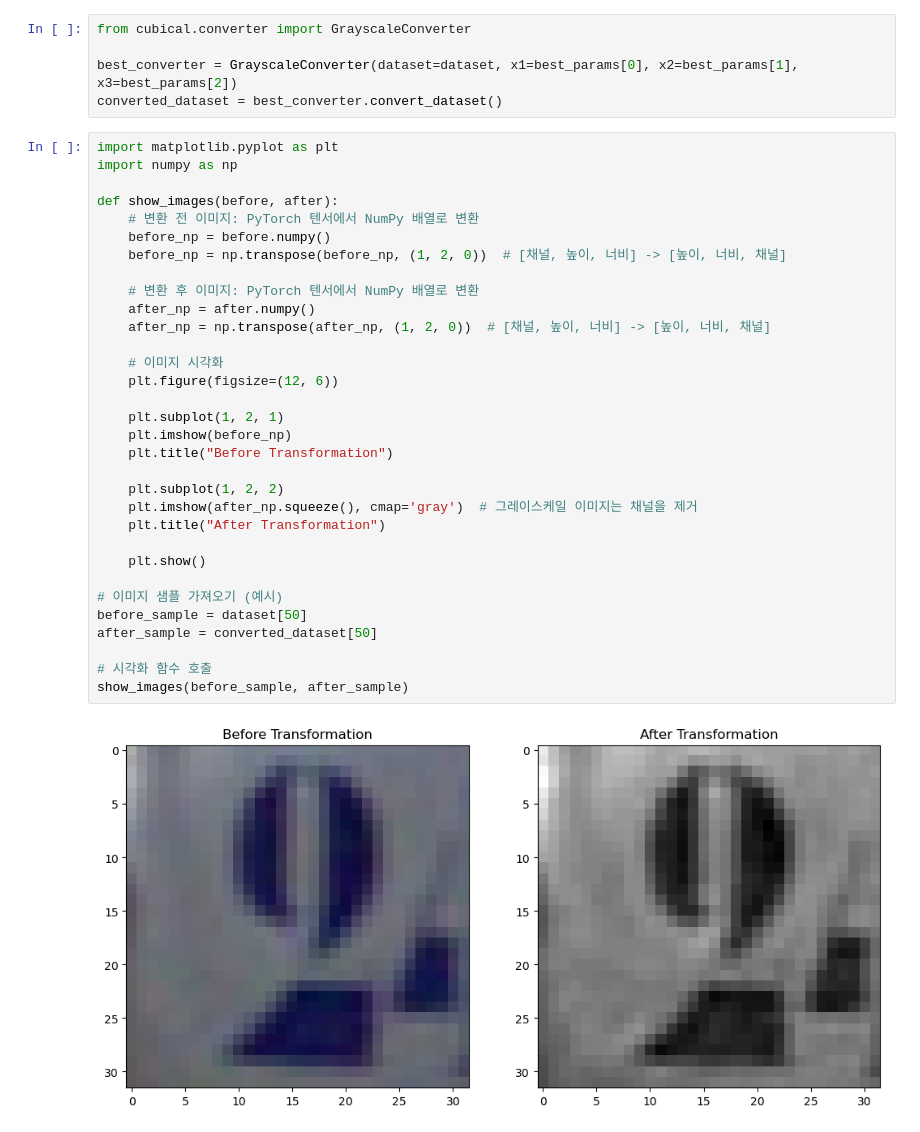
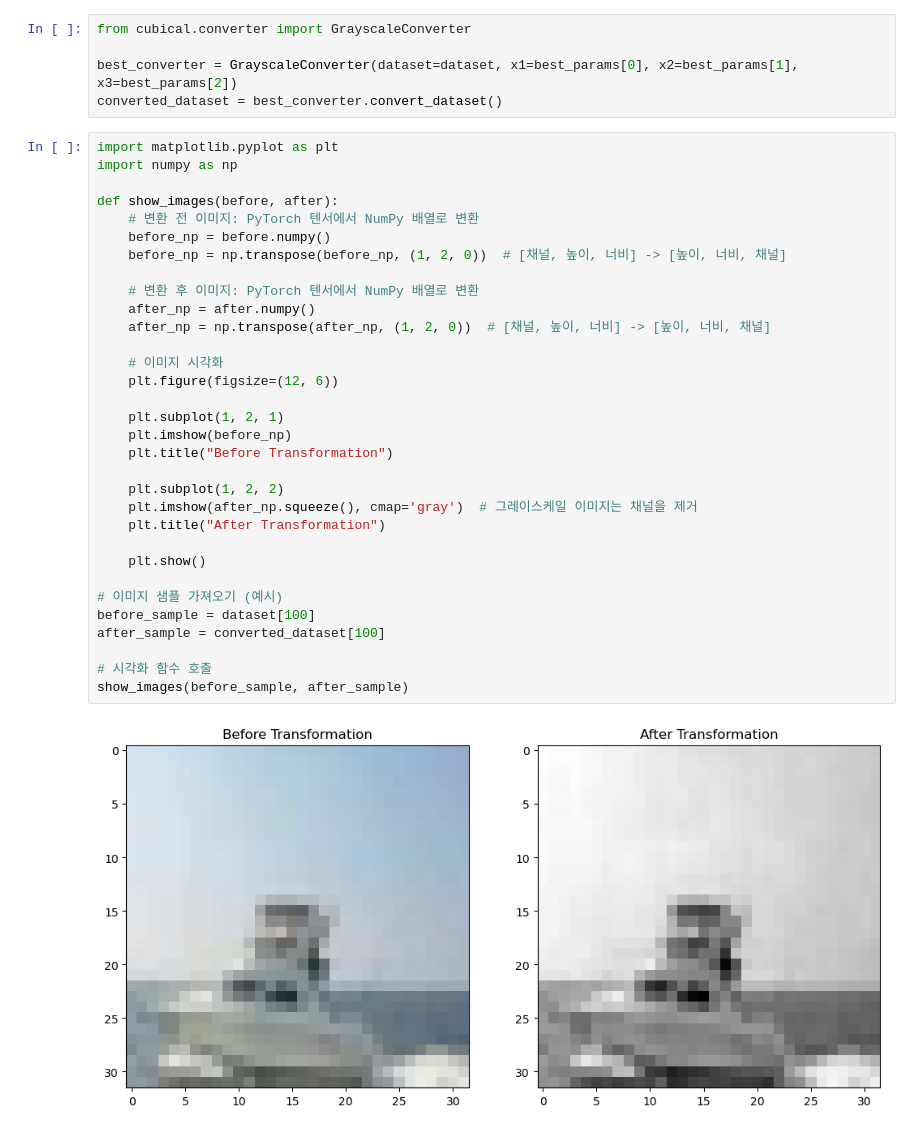
Before and after one commit to SHlee-TDA/TOFLA, a Jupyter notebook: examples/exmples.ipynb, the cells around one changed output. Drawn from its saved outputs; the diff is of its cells as text.

```diff
--- a/examples/exmples.ipynb
+++ b/examples/exmples.ipynb
@@ -63,35 +63,35 @@ converted_dataset = best_converter.convert_dataset()
 import matplotlib.pyplot as plt
 import numpy as np
 
 def show_images(before, after):
     # 변환 전 이미지: PyTorch 텐서에서 NumPy 배열로 변환
     before_np = before.numpy()
     before_np = np.transpose(before_np, (1, 2, 0))  # [채널, 높이, 너비] -> [높이, 너비, 채널]
 
     # 변환 후 이미지: PyTorch 텐서에서 NumPy 배열로 변환
     after_np = after.numpy()
     after_np = np.transpose(after_np, (1, 2, 0))  # [채널, 높이, 너비] -> [높이, 너비, 채널]
 
     # 이미지 시각화
     plt.figure(figsize=(12, 6))
 
     plt.subplot(1, 2, 1)
     plt.imshow(before_np)
     plt.title("Before Transformation")
 
     plt.subplot(1, 2, 2)
     plt.imshow(after_np.squeeze(), cmap='gray')  # 그레이스케일 이미지는 채널을 제거
     plt.title("After Transformation")
 
     plt.show()
 
 # 이미지 샘플 가져오기 (예시)
-before_sample = dataset[50]
-after_sample = converted_dataset[50]
+before_sample = dataset[100]
+after_sample = converted_dataset[100]
 
 # 시각화 함수 호출
 show_images(before_sample, after_sample)
 # %% [output]
-[figure, old version]
+[figure, new version]
 # %%
 comparision = GrayscaleConverter(dataset=dataset)
```
Also changed, not shown: parts of 5 cells of this notebook.
